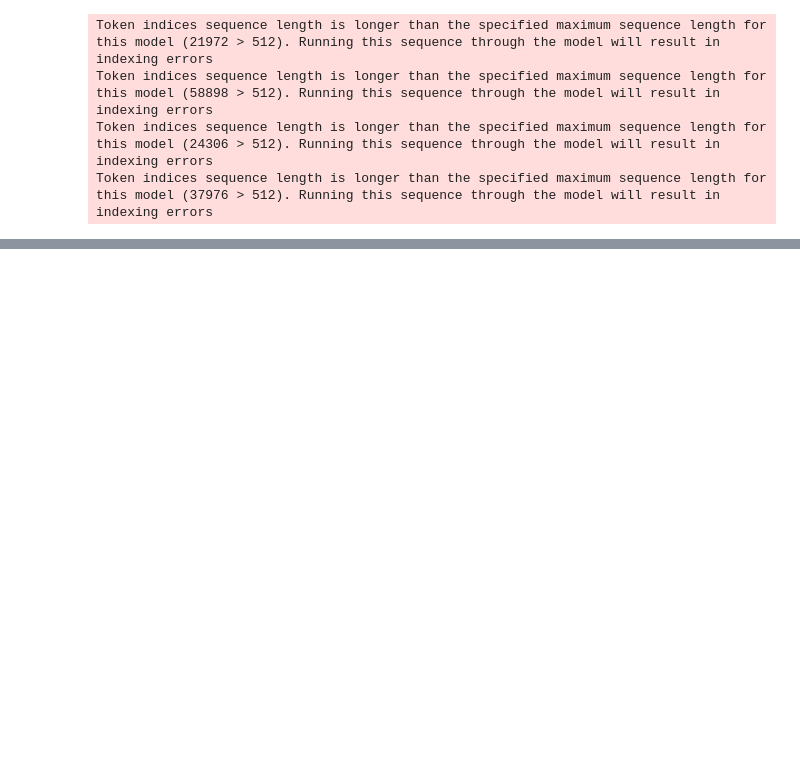
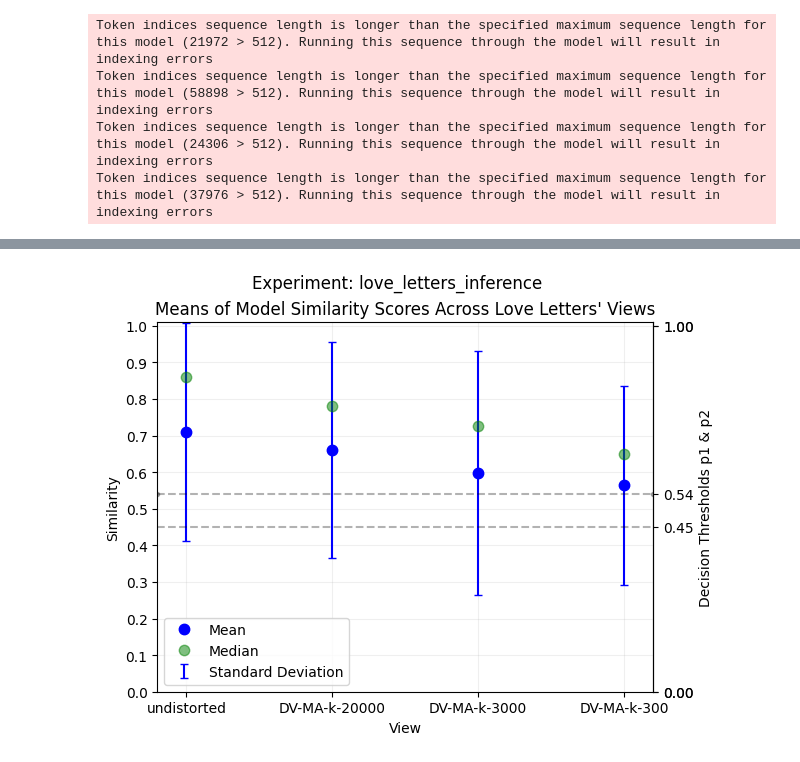
Before and after one commit to zacharyabolton/historical_av_with_SBERT, a Jupyter notebook: notebooks/infer.ipynb, the cells around one changed output, grey strips where cells are left out. Cells and saved outputs as stored; diff of their text form; code cells hidden in the pictures; blank space fills up the shorter version.

```diff
--- a/notebooks/infer.ipynb
+++ b/notebooks/infer.ipynb
@@ -138,0 +209,62 @@ Max:                   0.9901821613311768
+# %%
+# Adapted from:
+# https://stackoverflow.com/a/22482010
+ax = plt.errorbar(df_stats.index,
+                  df_stats['mean'],
+                  yerr=df_stats['std'],
+                  linestyle='None',
+                  capsize=3,
+                  color='b',
+                  label='Standard Deviation')
+
+ax = plt.gca()
+ax.set_yticks(np.arange(0.0, 1.1, 0.1))
+ax.set_ylabel('Similarity')
+ax.set_xlabel('View')
+
+fig = ax.get_figure()
+fig.suptitle('Experiment: love_letters_inference')
+ax.set_title("Means of Model Similarity Scores Across Love Letters' Views")
+
+plt.plot(df_stats.index,
+         df_stats['mean'],
+         linestyle='None',
+         marker='.',
+         markersize=15,
+         color='b',
+         label='Mean')
+median_line = plt.plot(df_stats.index,
+                       df_stats['median'],
+                       linestyle='None',
+                       marker='.',
+                       markersize=15,
+                       color='g',
+                       alpha=0.5,
+                       label='Median')
+
+# Adapted from:
+# https://stackoverflow.com/a/14762601
+def id_fn(x):
+    return x
+ax2 = ax.secondary_yaxis('right', functions=(id_fn, id_fn))
+ax2.set_ylabel('Decision Thresholds p1 & p2')
+
+# Adapted from:
+# https://stackoverflow.com/a/14716726
+extraticks = [0., P1, P2, 1.]
+ax2.set_yticks([0,1] + extraticks)
+# Adapted from:
+# horizontal line indicating the threshold
+# https://stackoverflow.com/a/28129801
+p2_line, = ax.plot([-0.2, 3.2], [P2, P2], "k--.", alpha=0.3)
+p1_line, = ax.plot([-0.2, 3.2], [P1, P1], "k--", alpha=0.3)
+
+plt.xlim(-0.2,3.2)
+plt.ylim(0.,1.01)
+
+plt.legend()
+
+plt.grid(True, which="both", ls="-", alpha=0.2)
+plt.show(ax)
+# %% [output]
+[figure, added]
```
Also changed, not shown: parts of 8 cells of this notebook.
